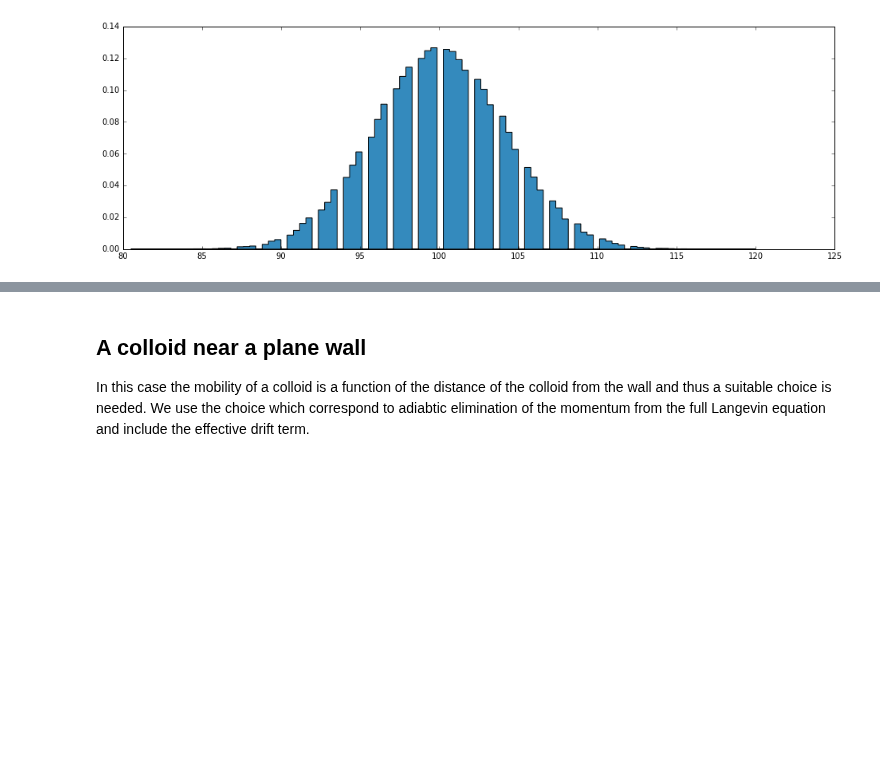
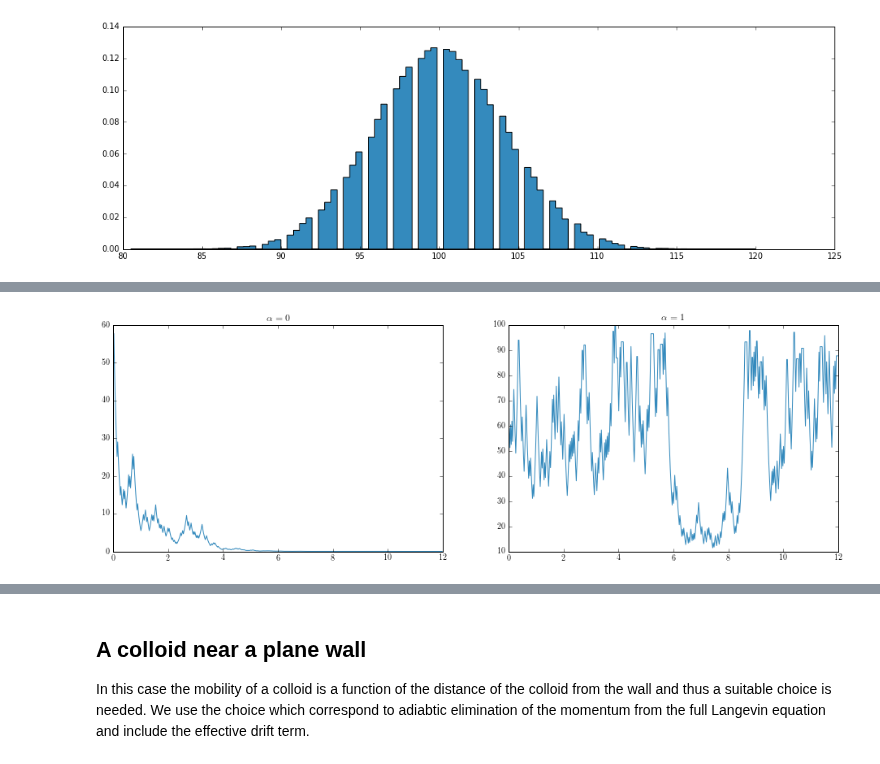
Before and after one commit to rajeshrinet/compPhy, a Jupyter notebook: notebooks/2017/SDE.ipynb, the cells around one changed output, grey strips where cells are left out. Cells and saved outputs as stored; diff of their text form; code cells hidden in the pictures; blank space fills up the shorter version.

```diff
--- a/notebooks/2017/SDE.ipynb
+++ b/notebooks/2017/SDE.ipynb
@@ -62,0 +72,39 @@ plt.hist(R, bins=100, normed=1, histtype='stepfilled', color="#348ABD");
+# %%
+N  = 512;
+t0 = 0
+tf = 12
+dt = float(tf - t0) / N
+ts = np.arange(t0, tf, dt)
+ys = np.zeros(np.prod(ts.shape))
+ss = 1
+
+def sigma(t):
+    return ss
+
+def simulate(ys, ys0, sqdt, aa, wallL, wallR):
+    ys[0] = ys0
+    for i in range(N-1):
+        ys[i+1] = ys[i] + aa*ys[i]*dt + ys[i]*(1-2*np.random.randint(0, 2))*sqdt
+        if ys[i+1] < wallL:
+            ys[i+1] = ys[i]
+        elif ys[i+1] > wallR:
+            ys[i+1] = ys[i]
+
+ys0 = 50
+aa  = 1
+wallL, wallR = 0, 100
+sqdt  = np.sqrt(dt)
+
+fig = plt.figure(figsize=(16, 5), dpi=80, facecolor='w', edgecolor='k');
+plt.rc('text', usetex=True)
+plt.rc('font', family='serif')
+
+sp =  fig.add_subplot(1, 2, 1 ); aa = 0
+simulate(ys, ys0, sqdt, aa, wallL, wallR)
+plt.plot(ts, ys, color="#348ABD"); plt.title(r'\alpha = 0');
+
+sp =  fig.add_subplot(1, 2, 2 ); aa = 1
+simulate(ys, ys0, sqdt, aa, wallL, wallR)
+plt.plot(ts, ys, color="#348ABD"); plt.title(r'\alpha = 1');
+# %% [output]
+[figure, added]
```
Also changed, not shown: parts of 2 cells of this notebook.
